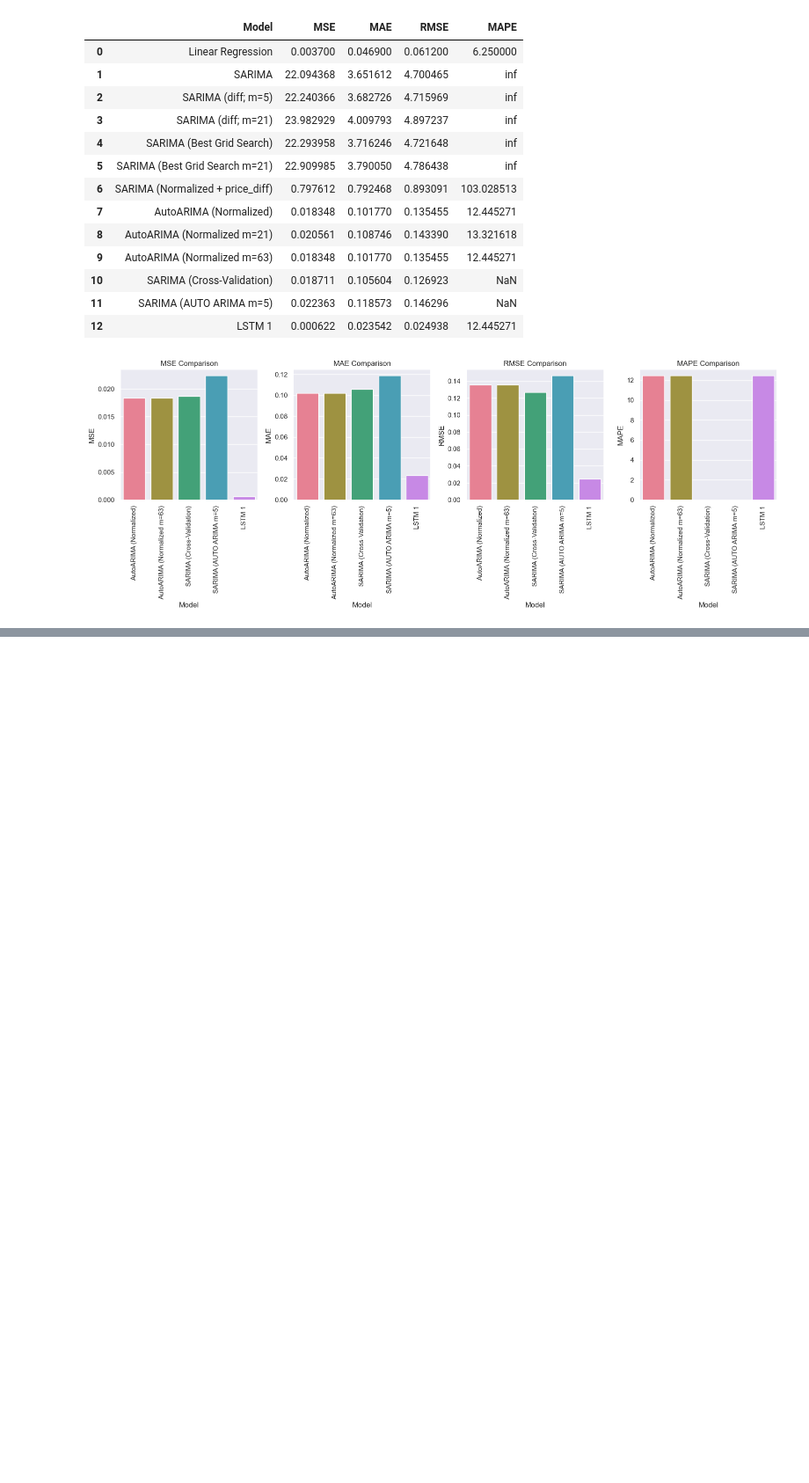
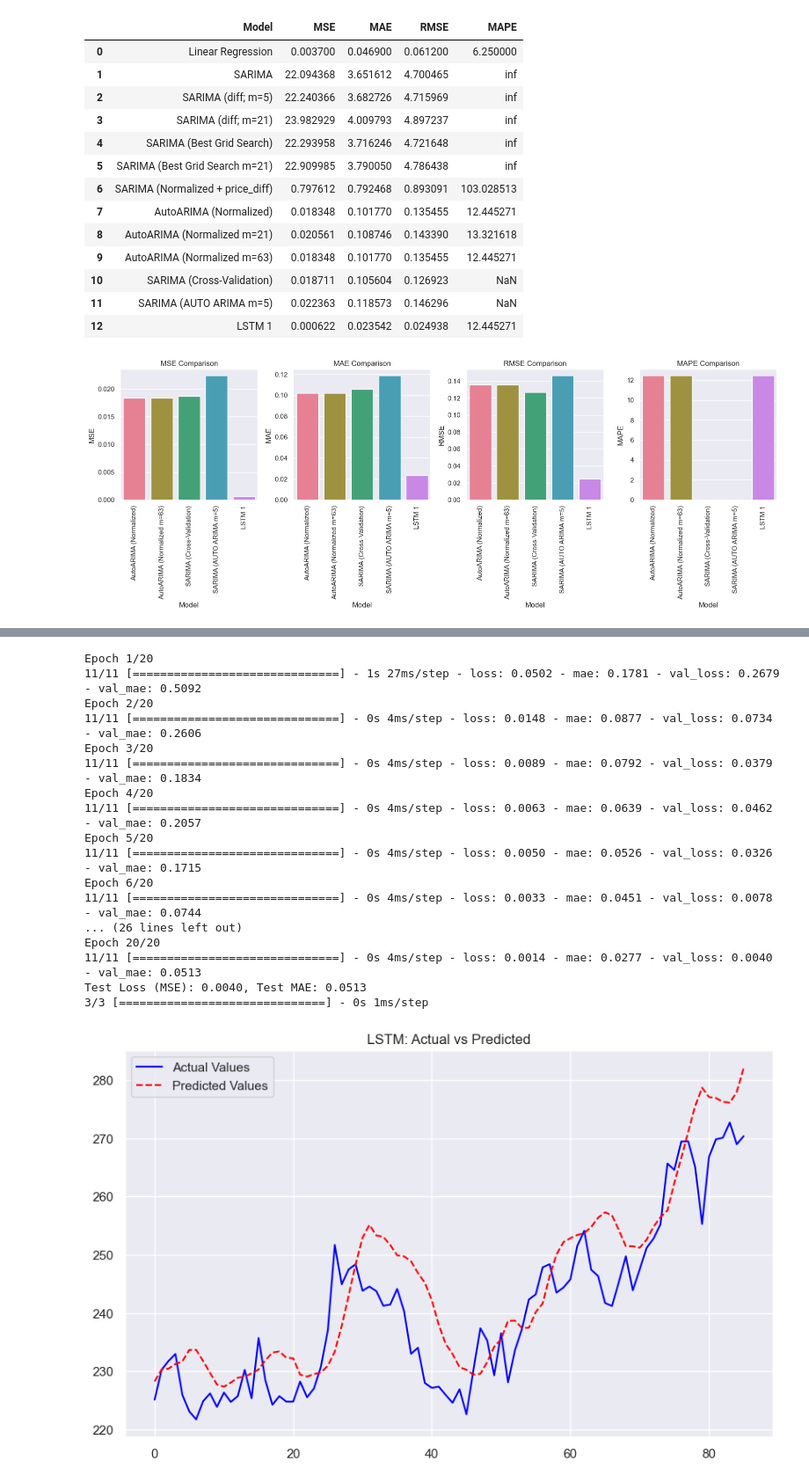
Before and after one commit to clarissa2020274/2020274_capstone, a Jupyter notebook: 2020274_October_24_Modeling and Evaluation (SARIMA and LSTM) 14.ipynb, the cells around one changed output, grey strips where cells are left out. Shown at 88% size. Drawn from its saved outputs; the diff is of its cells as text; code cells hidden in the pictures; blank space fills up the shorter version.

Commit message:
LSTM snd GRU experiements
simpler version of lstm perfomrs a bit better. to many layers or epochs tend to overfit and make increase error metrics?

```diff
--- a/2020274_October_24_Modeling and Evaluation (SARIMA and LSTM) 6.ipynb
+++ b/2020274_October_24_Modeling and Evaluation (SARIMA and LSTM) 14.ipynb
@@ -1752,7 +1755,7 @@ def create_lstm_sequences(data, window_size):
     return np.array(X), np.array(y)
 
 # Define the window size (number of timesteps)
-window_size = 10
+window_size = 5
 
 # Generate sequences
 X, y = create_lstm_sequences(scaled_data, window_size)
@@ -1758,0 +1770,3 @@ X, y = create_lstm_sequences(scaled_data, window_size)
+# %%
+# Reshape X for LSTM input
+X = X.reshape((X.shape[0], X.shape[1], 1))
@@ -1758,0 +1777,11 @@ X, y = create_lstm_sequences(scaled_data, window_size)
+# %%
+# Define the training size (80% of the data for training)
+train_size = int(len(X) * 0.8)
+
+# Split into training and testing sets
+X_train, X_test = X[:train_size], X[train_size:]
+y_train, y_test = y[:train_size], y[train_size:]
+
+# Check the shapes
+print(f"X_train shape: {X_train.shape}, y_train shape: {y_train.shape}")
+print(f"X_test shape: {X_test.shape}, y_test shape: {y_test.shape}")
@@ -1758,0 +1795,63 @@ X, y = create_lstm_sequences(scaled_data, window_size)
+# %%
+# Build the LSTM model
+model = tf.keras.Sequential([
+    tf.keras.layers.LSTM(50, return_sequences=False, input_shape=(X_train.shape[1], 1)),
+    tf.keras.layers.Dense(1)
+])
+
+# Compile the model
+model.compile(optimizer='adam', loss='mse', metrics=['mae'])
+
+# Train the model
+history = model.fit(
+    X_train, y_train,
+    epochs=20,
+    batch_size=32,
+    validation_data=(X_test, y_test),
+    verbose=1
+)
+
+# Evaluate the model
+loss, mae = model.evaluate(X_test, y_test, verbose=0)
+print(f"Test Loss (MSE): {loss:.4f}, Test MAE: {mae:.4f}")
+
+# Make predictions
+predictions = model.predict(X_test)
+
+# Inverse transform the predictions and actual values
+scaled_predictions = predictions.flatten()
+original_predictions = scaler.inverse_transform(scaled_predictions.reshape(-1, 1))
+original_y_test = scaler.inverse_transform(y_test.reshape(-1, 1))
+
+# Plot actual vs predicted values
+plt.figure(figsize=(10, 6))
+plt.plot(original_y_test, label='Actual Values', color='blue')
+plt.plot(original_predictions, label='Predicted Values', color='red', linestyle='--')
+plt.legend()
+plt.title("LSTM: Actual vs Predicted")
+plt.show()
+
+# Calculate error metrics
+mse = mean_squared_error(original_y_test, original_predictions)
+mae = mean_absolute_error(original_y_test, original_predictions)
+rmse = np.sqrt(mse)
+print(f"Performance Metrics:\nMSE: {mse:.4f}, MAE: {mae:.4f}, RMSE: {rmse:.4f}")
+# %% [output]
+Epoch 1/20
+11/11 [==============================] - 1s 27ms/step - loss: 0.0502 - mae: 0.1781 - val_loss: 0.2679 - val_mae: 0.5092
+Epoch 2/20
+11/11 [==============================] - 0s 4ms/step - loss: 0.0148 - mae: 0.0877 - val_loss: 0.0734 - val_mae: 0.2606
+Epoch 3/20
+11/11 [==============================] - 0s 4ms/step - loss: 0.0089 - mae: 0.0792 - val_loss: 0.0379 - val_mae: 0.1834
+Epoch 4/20
+11/11 [==============================] - 0s 4ms/step - loss: 0.0063 - mae: 0.0639 - val_loss: 0.0462 - val_mae: 0.2057
+Epoch 5/20
+11/11 [==============================] - 0s 4ms/step - loss: 0.0050 - mae: 0.0526 - val_loss: 0.0326 - val_mae: 0.1715
+Epoch 6/20
+11/11 [==============================] - 0s 4ms/step - loss: 0.0033 - mae: 0.0451 - val_loss: 0.0078 - val_mae: 0.0744
+... (26 lines left out)
+Epoch 20/20
+11/11 [==============================] - 0s 4ms/step - loss: 0.0014 - mae: 0.0277 - val_loss: 0.0040 - val_mae: 0.0513
+Test Loss (MSE): 0.0040, Test MAE: 0.0513
+3/3 [==============================] - 0s 1ms/step
+[figure, added]
```
Also changed, not shown: parts of 18 cells of this notebook, 11 other files.
